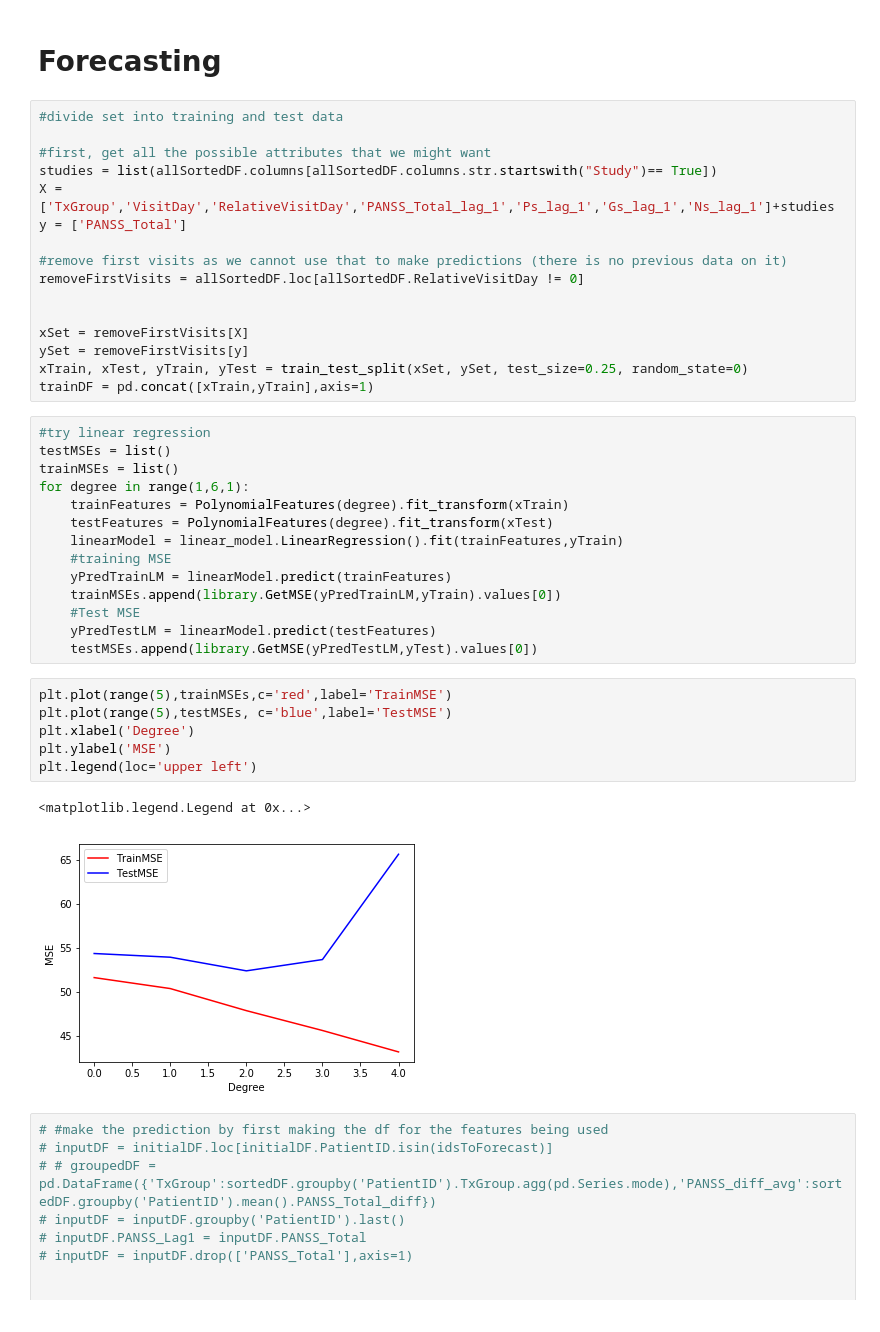
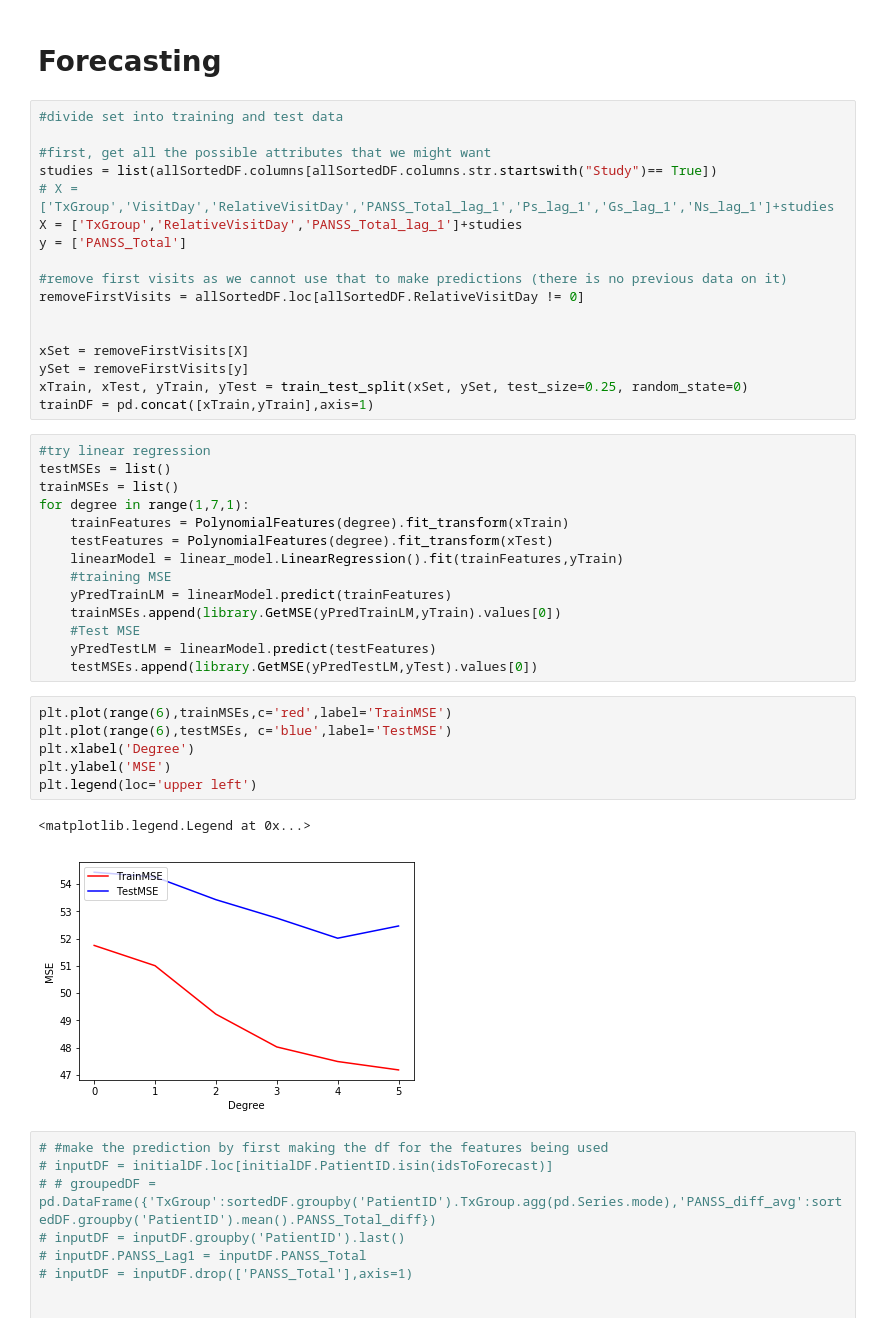
Before and after one commit to wasehahmad/PANSS-Trial-Analysis, a Jupyter notebook: panss_analysis_notebook.ipynb, the cells around one changed output. Drawn from its saved outputs; the diff is of its cells as text.

```diff
--- a/panss_analysis_notebook.ipynb
+++ b/panss_analysis_notebook.ipynb
@@ -214,7 +214,8 @@ plt.show()
 
 #first, get all the possible attributes that we might want
 studies = list(allSortedDF.columns[allSortedDF.columns.str.startswith("Study")== True])
-X = ['TxGroup','VisitDay','RelativeVisitDay','PANSS_Total_lag_1','Ps_lag_1','Gs_lag_1','Ns_lag_1']+studies
+# X = ['TxGroup','VisitDay','RelativeVisitDay','PANSS_Total_lag_1','Ps_lag_1','Gs_lag_1','Ns_lag_1']+studies
+X = ['TxGroup','RelativeVisitDay','PANSS_Total_lag_1']+studies
 y = ['PANSS_Total']
 
 #remove first visits as we cannot use that to make predictions (there is no previous data on it)
@@ -229,7 +230,7 @@ trainDF = pd.concat([xTrain,yTrain],axis=1)
 #try linear regression
 testMSEs = list()
 trainMSEs = list()
-for degree in range(1,6,1):
+for degree in range(1,7,1):
     trainFeatures = PolynomialFeatures(degree).fit_transform(xTrain)
     testFeatures = PolynomialFeatures(degree).fit_transform(xTest)
     linearModel = linear_model.LinearRegression().fit(trainFeatures,yTrain)
@@ -240,14 +241,14 @@ for degree in range(1,6,1):
     yPredTestLM = linearModel.predict(testFeatures)
     testMSEs.append(library.GetMSE(yPredTestLM,yTest).values[0])
 # %%
-plt.plot(range(5),trainMSEs,c='red',label='TrainMSE')
-plt.plot(range(5),testMSEs, c='blue',label='TestMSE')
+plt.plot(range(6),trainMSEs,c='red',label='TrainMSE')
+plt.plot(range(6),testMSEs, c='blue',label='TestMSE')
 plt.xlabel('Degree')
 plt.ylabel('MSE')
 plt.legend(loc='upper left')
 # %% [output]
 <matplotlib.legend.Legend at 0x...>
-[figure, old version]
+[figure, new version]
 # %%
 # #make the prediction by first making the df for the features being used
 # inputDF = initialDF.loc[initialDF.PatientID.isin(idsToForecast)]
```
Also changed, not shown: parts of 7 cells of this notebook, 1 other file.
